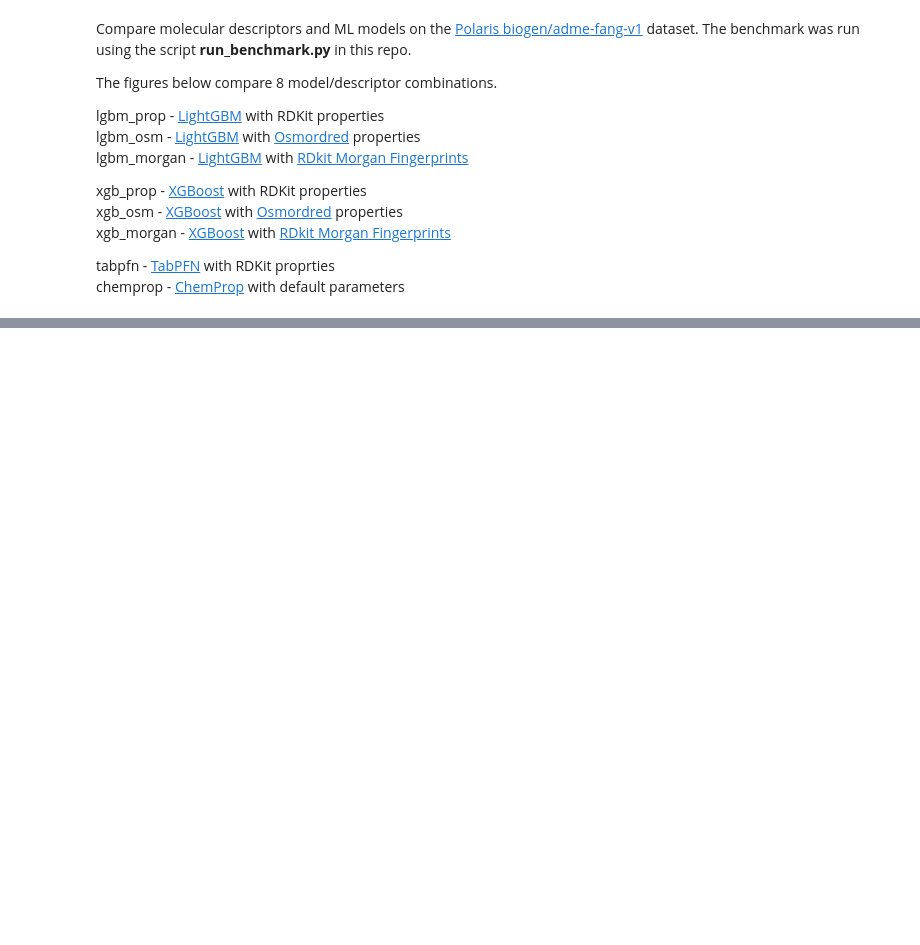
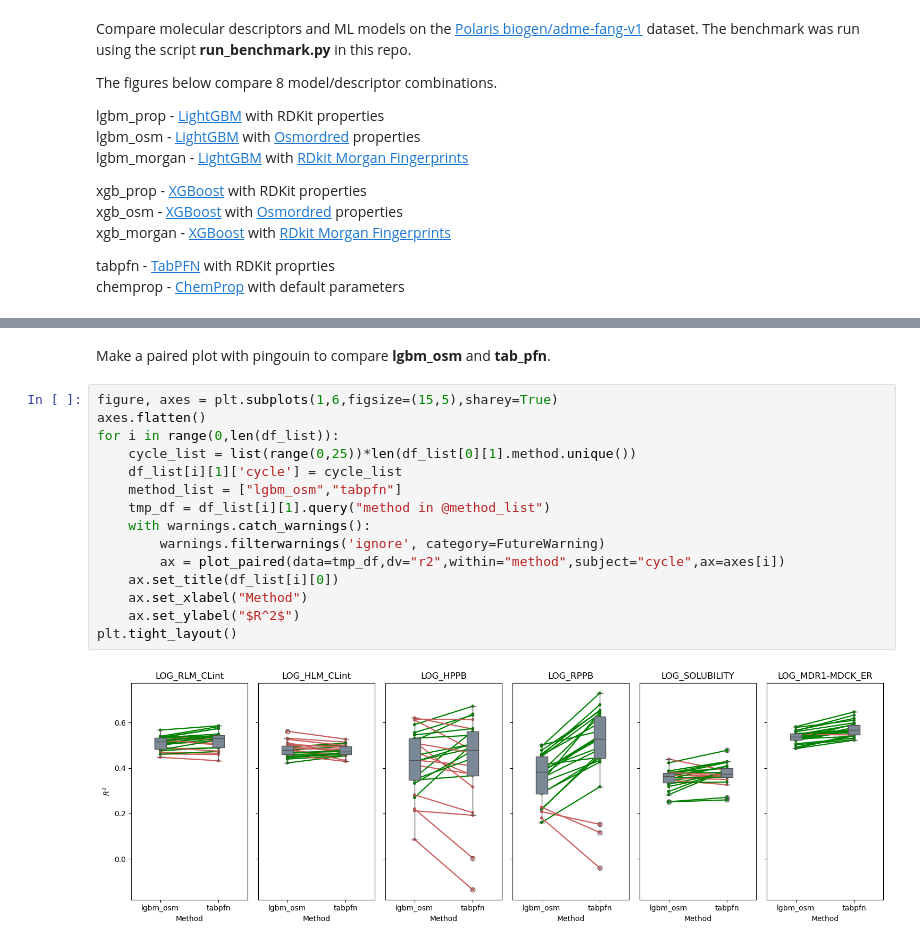
Before and after one commit to PatWalters/practical_cheminformatics_posts, a Jupyter notebook: adme_comparison/ADME_Comparison.ipynb, the cells around one changed output, grey strips where cells are left out. Cells and saved outputs as stored; diff of their text form; blank space fills up the shorter version.

```diff
--- a/adme_comparison/ADME_Comparison.ipynb
+++ b/adme_comparison/ADME_Comparison.ipynb
@@ -97,0 +100,19 @@ plt.tight_layout()
+# %% [markdown]
+Make a paired plot with pingouin to compare **lgbm_osm** and **tab_pfn**.
+# %%
+figure, axes = plt.subplots(1,6,figsize=(15,5),sharey=True)
+axes.flatten()
+for i in range(0,len(df_list)):
+    cycle_list = list(range(0,25))*len(df_list[0][1].method.unique())
+    df_list[i][1]['cycle'] = cycle_list
+    method_list = ["lgbm_osm","tabpfn"]
+    tmp_df = df_list[i][1].query("method in @method_list")
+    with warnings.catch_warnings():
+        warnings.filterwarnings('ignore', category=FutureWarning)
+        ax = plot_paired(data=tmp_df,dv="r2",within="method",subject="cycle",ax=axes[i])
+    ax.set_title(df_list[i][0])
+    ax.set_xlabel("Method")
+    ax.set_ylabel("$R^2$")
+plt.tight_layout()
+# %% [output]
+[figure, added]
```
Also changed, not shown: parts of 2 cells of this notebook.
